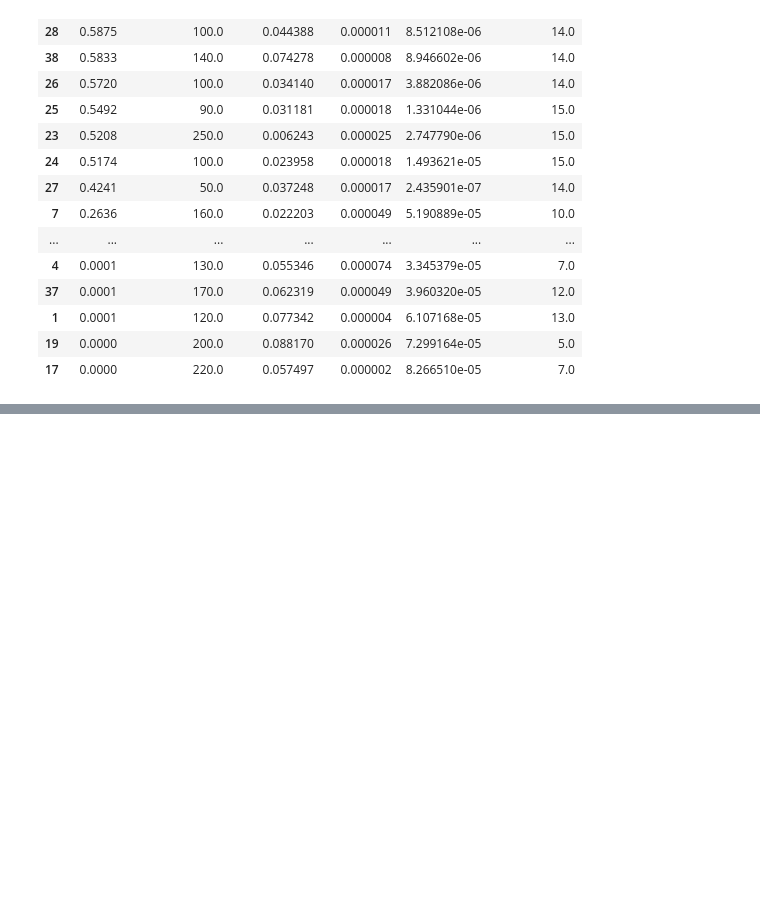
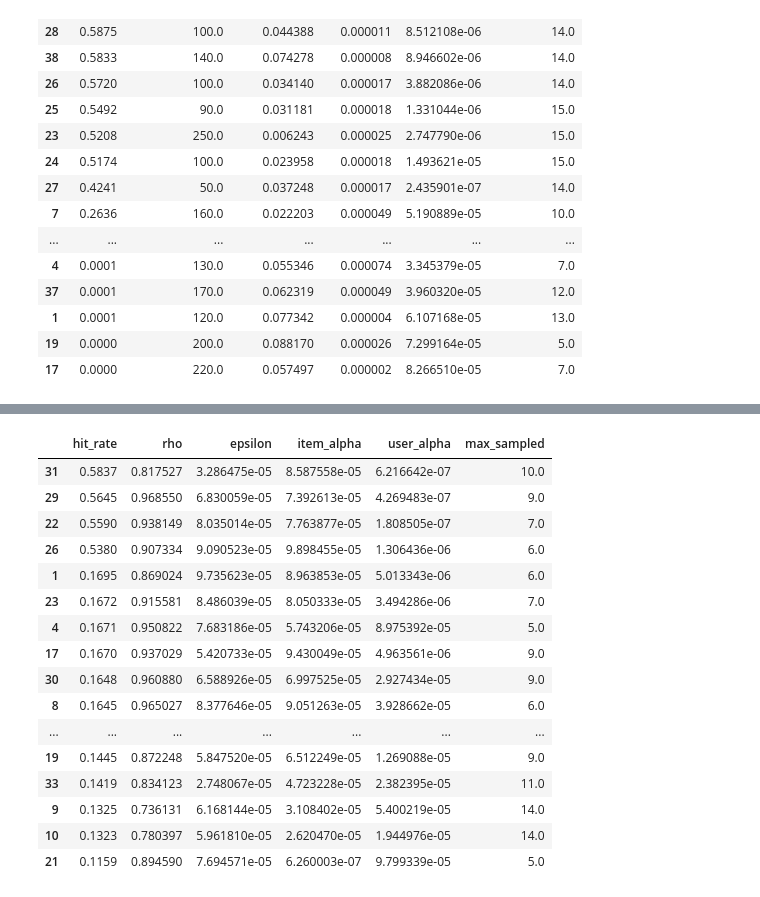
Before and after one commit to Ruruthia/OPUS, a Jupyter notebook: other/Analyze_trials.ipynb, the cells around one changed output, grey strips where cells are left out. Drawn from its saved outputs; the diff is of its cells as text; code cells hidden in the pictures; blank space fills up the shorter version.

```diff
--- a/other/Analyze_trials.ipynb
+++ b/other/Analyze_trials.ipynb
@@ -81,0 +118,15 @@ px.parallel_coordinates(results_pdf, color='hit_rate')
+# %%
+with open('/pio/scratch/1/i313924/data/lightfm_data/hyperopt_trials_adagrad_word2vec.pickle', 'rb') as f_in:
+    trials = pickle.load(f_in)
+
+results_pdf = pd.DataFrame([
+    {
+        'hit_rate': -trial['result']['loss'],
+        "no_components": trial['misc']['vals']["no_components"][0],
+        "learning_rate": trial['misc']['vals']["learning_rate"][0],
+        "user_alpha": trial['misc']['vals']["user_alpha"][0],
+        "max_sampled": trial['misc']['vals']["max_sampled"][0],
+    }
+    for trial in trials.trials
+])
+results_pdf.sort_values('hit_rate', ascending=False)
@@ -81,0 +153,34 @@ px.parallel_coordinates(results_pdf, color='hit_rate')
+# %%
+with open('/pio/scratch/1/i313924/data/lightfm_data/hyperopt_trials_adadelta_word2vec_alpha_nonzero.pickle', 'rb') as f_in:
+    trials = pickle.load(f_in)
+
+results_pdf = pd.DataFrame([
+    {
+        'hit_rate': -trial['result']['loss'],
+        "rho": trial['misc']['vals']["rho"][0],
+        "epsilon": trial['misc']['vals']["epsilon"][0],
+        "item_alpha": trial['misc']['vals']["item_alpha"][0],
+        "user_alpha": trial['misc']['vals']["user_alpha"][0],
+        "max_sampled": trial['misc']['vals']["max_samples"][0],
+    }
+    for trial in trials.trials
+])
+results_pdf.sort_values('hit_rate', ascending=False)
+# %% [output]
+|  | hit_rate | rho | epsilon | item_alpha | user_alpha | max_sampled |
+| 31 | 0.5837 | 0.817527 | 3.286475e-05 | 8.587558e-05 | 6.216642e-07 | 10.0 |
+| 29 | 0.5645 | 0.968550 | 6.830059e-05 | 7.392613e-05 | 4.269483e-07 | 9.0 |
+| 22 | 0.5590 | 0.938149 | 8.035014e-05 | 7.763877e-05 | 1.808505e-07 | 7.0 |
+| 26 | 0.5380 | 0.907334 | 9.090523e-05 | 9.898455e-05 | 1.306436e-06 | 6.0 |
+| 1 | 0.1695 | 0.869024 | 9.735623e-05 | 8.963853e-05 | 5.013343e-06 | 6.0 |
+| 23 | 0.1672 | 0.915581 | 8.486039e-05 | 8.050333e-05 | 3.494286e-06 | 7.0 |
+| 4 | 0.1671 | 0.950822 | 7.683186e-05 | 5.743206e-05 | 8.975392e-05 | 5.0 |
+| 17 | 0.1670 | 0.937029 | 5.420733e-05 | 9.430049e-05 | 4.963561e-06 | 9.0 |
+| 30 | 0.1648 | 0.960880 | 6.588926e-05 | 6.997525e-05 | 2.927434e-05 | 9.0 |
+| 8 | 0.1645 | 0.965027 | 8.377646e-05 | 9.051263e-05 | 3.928662e-05 | 6.0 |
+| ... | ... | ... | ... | ... | ... | ... |
+| 19 | 0.1445 | 0.872248 | 5.847520e-05 | 6.512249e-05 | 1.269088e-05 | 9.0 |
+| 33 | 0.1419 | 0.834123 | 2.748067e-05 | 4.723228e-05 | 2.382395e-05 | 11.0 |
+| 9 | 0.1325 | 0.736131 | 6.168144e-05 | 3.108402e-05 | 5.400219e-05 | 14.0 |
+| 10 | 0.1323 | 0.780397 | 5.961810e-05 | 2.620470e-05 | 1.944976e-05 | 14.0 |
+| 21 | 0.1159 | 0.894590 | 7.694571e-05 | 6.260003e-07 | 9.799339e-05 | 5.0 |
```
Also changed, not shown: parts of 5 cells of this notebook, 6 other files.
